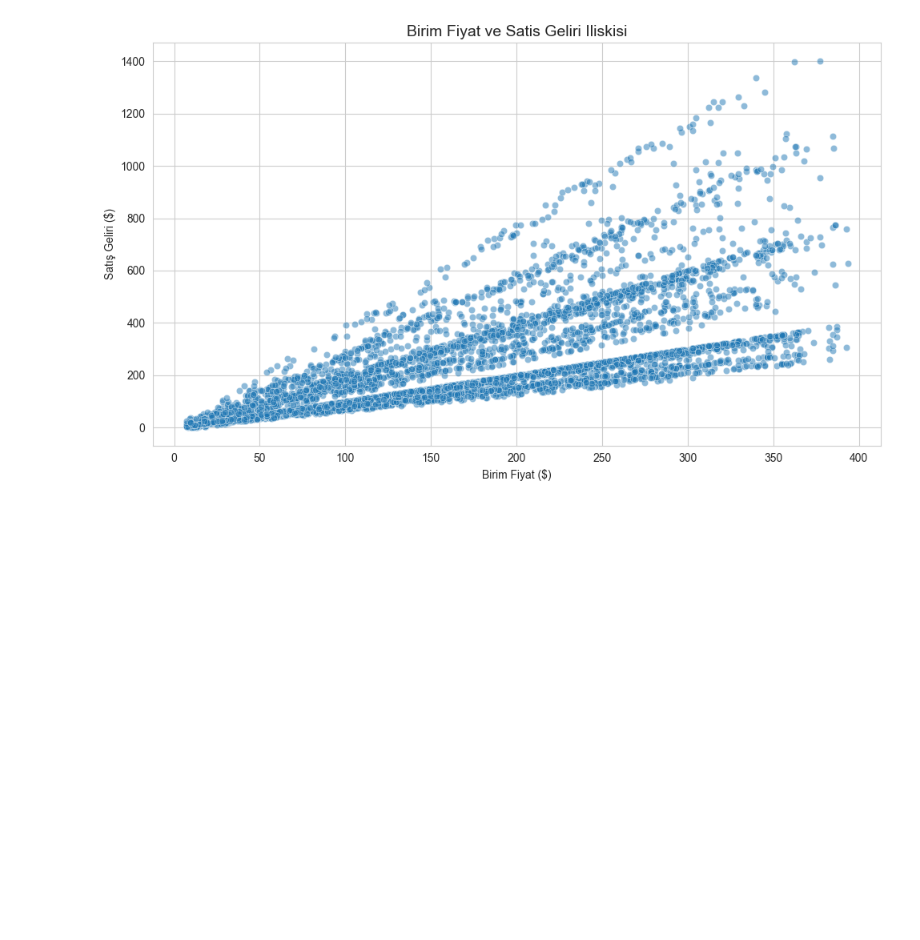
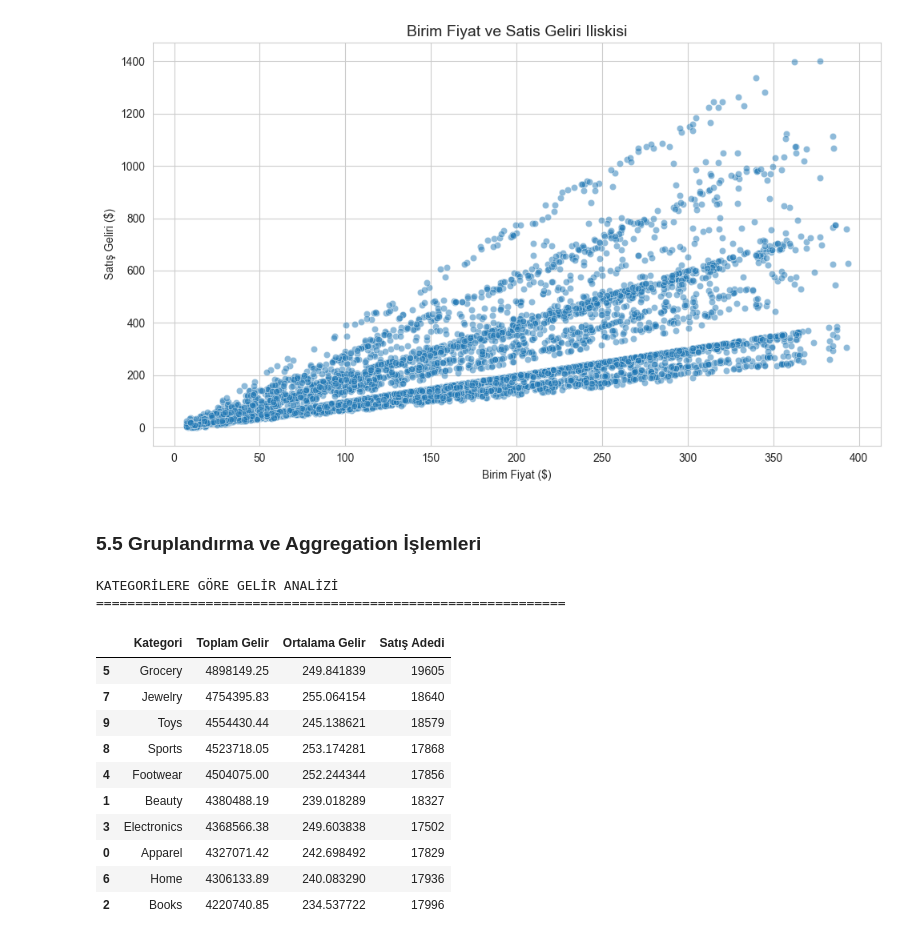
Before and after one commit to Rtur2003/Rtur2003-Data-Science---Python, a Jupyter notebook: Deneme.ipynb, the cells around one changed output. Saved outputs shown, nothing was run; the diff lists cells and outputs as text; code cells hidden in the pictures; blank space fills up the shorter version.

```diff
--- a/Deneme.ipynb
+++ b/Deneme.ipynb
@@ -453,3 +453,28 @@ plt.tight_layout()
 plt.show()
 # %% [output]
 [figure]
+# %% [markdown]
+### 5.5 Gruplandırma ve Aggregation İşlemleri
+# %%
+# Kategorilere göre toplam gelir - groupby ve agg kullanimi
+kategori_gelir = df.groupby('Category')['LineRevenue$'].agg(['sum', 'mean', 'count']).reset_index()
+kategori_gelir.columns = ['Kategori', 'Toplam Gelir', 'Ortalama Gelir', 'Satış Adedi']
+kategori_gelir = kategori_gelir.sort_values('Toplam Gelir', ascending=False)
+
+print("KATEGORİLERE GÖRE GELİR ANALİZİ")
+print("=" * 60)
+kategori_gelir
+# %% [output]
+KATEGORİLERE GÖRE GELİR ANALİZİ
+============================================================
+|  | Kategori | Toplam Gelir | Ortalama Gelir | Satış Adedi |
+| 5 | Grocery | 4898149.25 | 249.841839 | 19605 |
+| 7 | Jewelry | 4754395.83 | 255.064154 | 18640 |
+| 9 | Toys | 4554430.44 | 245.138621 | 18579 |
+| 8 | Sports | 4523718.05 | 253.174281 | 17868 |
+| 4 | Footwear | 4504075.00 | 252.244344 | 17856 |
+| 1 | Beauty | 4380488.19 | 239.018289 | 18327 |
+| 3 | Electronics | 4368566.38 | 249.603838 | 17502 |
+| 0 | Apparel | 4327071.42 | 242.698492 | 17829 |
+| 6 | Home | 4306133.89 | 240.083290 | 17936 |
+| 2 | Books | 4220740.85 | 234.537722 | 17996 |
```
Also changed, not shown: parts of 2 cells of this notebook.
